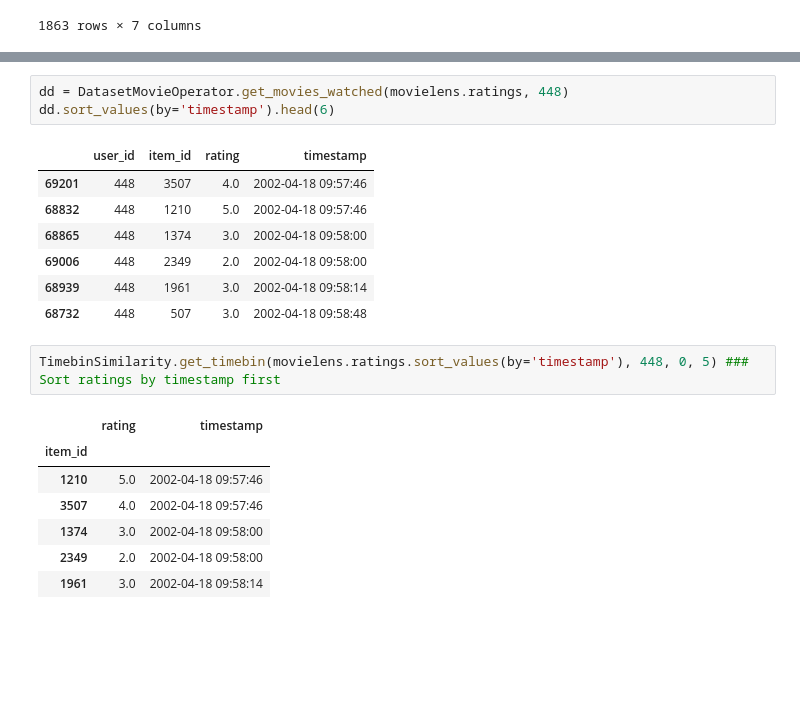
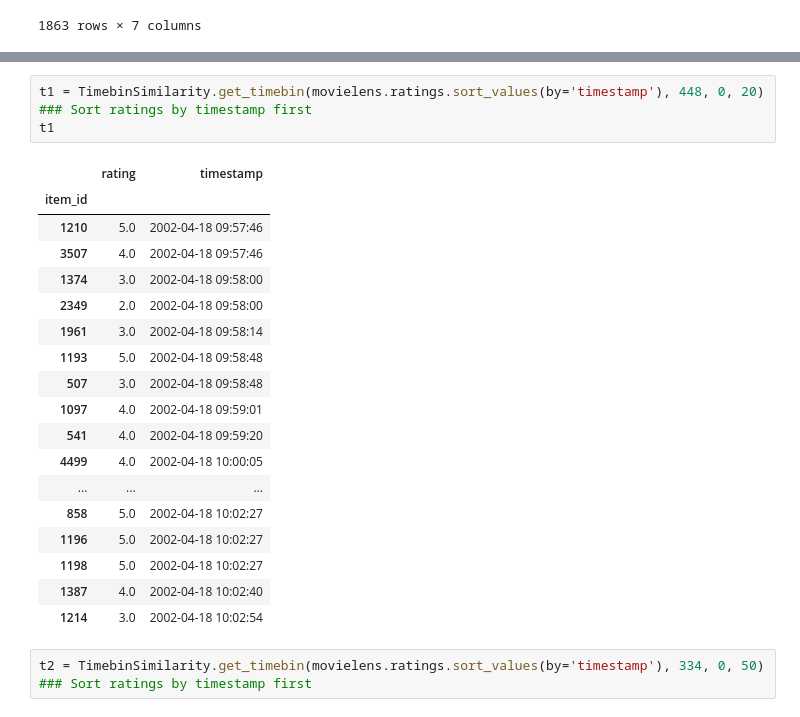
Before and after one commit to katipogluMustafa/project-alpha, a Jupyter notebook: Training_2/03_Improve_RecSys_Old_Design/RecSysFramework.ipynb, the cells around one changed output, grey strips where cells are left out. Drawn from its saved outputs; the diff is of its cells as text; blank space fills up the shorter version.

Commit message:
Unit Tests And Refactoring TimebinSimilarity

```diff
--- a/Training_2/03_Improve_RecSys_Old_Design/RecSysFramework.ipynb
+++ b/Training_2/03_Improve_RecSys_Old_Design/RecSysFramework.ipynb
@@ -1650,21 +1579,24 @@ ff
-# %%
-dd = DatasetMovieOperator.get_movies_watched(movielens.ratings, 448)
-dd.sort_values(by='timestamp').head(6)
-# %% [output]
-|  | user_id | item_id | rating | timestamp |
-| 69201 | 448 | 3507 | 4.0 | 2002-04-18 09:57:46 |
-| 68832 | 448 | 1210 | 5.0 | 2002-04-18 09:57:46 |
-| 68865 | 448 | 1374 | 3.0 | 2002-04-18 09:58:00 |
-| 69006 | 448 | 2349 | 2.0 | 2002-04-18 09:58:00 |
-| 68939 | 448 | 1961 | 3.0 | 2002-04-18 09:58:14 |
-| 68732 | 448 | 507 | 3.0 | 2002-04-18 09:58:48 |
 # %%
-TimebinSimilarity.get_timebin(movielens.ratings.sort_values(by='timestamp'), 448, 0, 5) ### Sort ratings by timestamp first
+t1 = TimebinSimilarity.get_timebin(movielens.ratings.sort_values(by='timestamp'), 448, 0, 20) ### Sort ratings by timestamp first
+t1
 # %% [output]
 |  | rating | timestamp |
 | item_id |  |  |
 | 1210 | 5.0 | 2002-04-18 09:57:46 |
 | 3507 | 4.0 | 2002-04-18 09:57:46 |
 | 1374 | 3.0 | 2002-04-18 09:58:00 |
 | 2349 | 2.0 | 2002-04-18 09:58:00 |
 | 1961 | 3.0 | 2002-04-18 09:58:14 |
+| 1193 | 5.0 | 2002-04-18 09:58:48 |
+| 507 | 3.0 | 2002-04-18 09:58:48 |
+| 1097 | 4.0 | 2002-04-18 09:59:01 |
+| 541 | 4.0 | 2002-04-18 09:59:20 |
+| 4499 | 4.0 | 2002-04-18 10:00:05 |
+| ... | ... | ... |
+| 858 | 5.0 | 2002-04-18 10:02:27 |
+| 1196 | 5.0 | 2002-04-18 10:02:27 |
+| 1198 | 5.0 | 2002-04-18 10:02:27 |
+| 1387 | 4.0 | 2002-04-18 10:02:40 |
+| 1214 | 3.0 | 2002-04-18 10:02:54 |
+# %%
+t2 = TimebinSimilarity.get_timebin(movielens.ratings.sort_values(by='timestamp'), 334, 0, 50) ### Sort ratings by timestamp first
```
Also changed, not shown: parts of 25 cells of this notebook.
